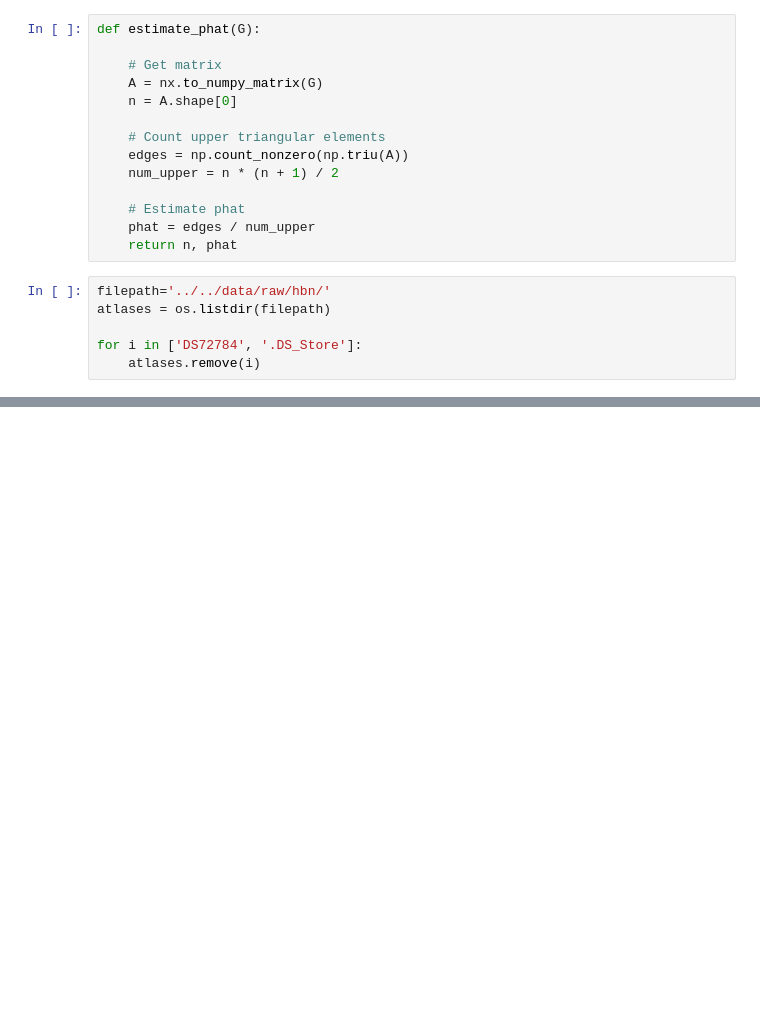
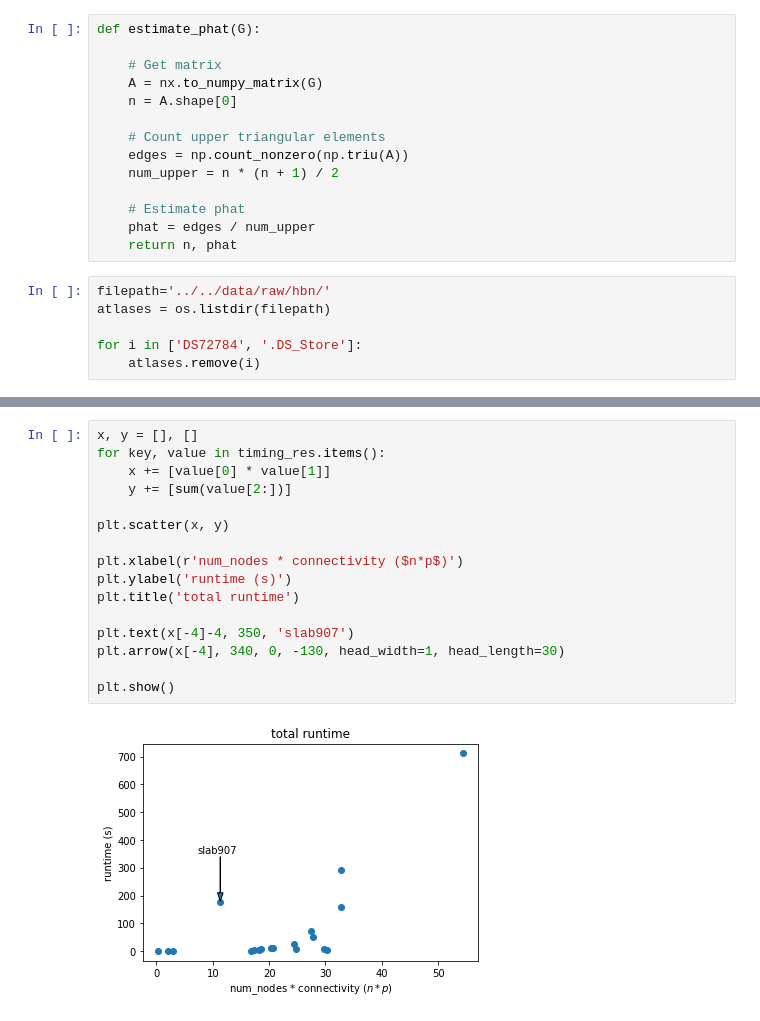
Before and after one commit to NeuroDataDesign/the-ents, a Jupyter notebook: notebooks/1.0-vg-runtime-simulation/runtime.ipynb, the cells around one changed output, grey strips where cells are left out. Drawn from its saved outputs; the diff is of its cells as text; blank space fills up the shorter version.

```diff
--- a/notebooks/1.0-vg-runtime-simulation/runtime.ipynb
+++ b/notebooks/1.0-vg-runtime-simulation/runtime.ipynb
@@ -102,0 +217,18 @@ NameError: name 'RandomGraph' is not defined
+# %%
+x, y = [], []
+for key, value in timing_res.items():
+    x += [value[0] * value[1]]
+    y += [sum(value[2:])]
+
+plt.scatter(x, y)
+
+plt.xlabel(r'num_nodes * connectivity ($n*p$)')
+plt.ylabel('runtime (s)')
+plt.title('total runtime')
+
+plt.text(x[-4]-4, 350, 'slab907')
+plt.arrow(x[-4], 340, 0, -130, head_width=1, head_length=30)
+
+plt.show()
+# %% [output]
+[figure, added]
```
Also changed, not shown: parts of 14 cells of this notebook, 1 other file.
